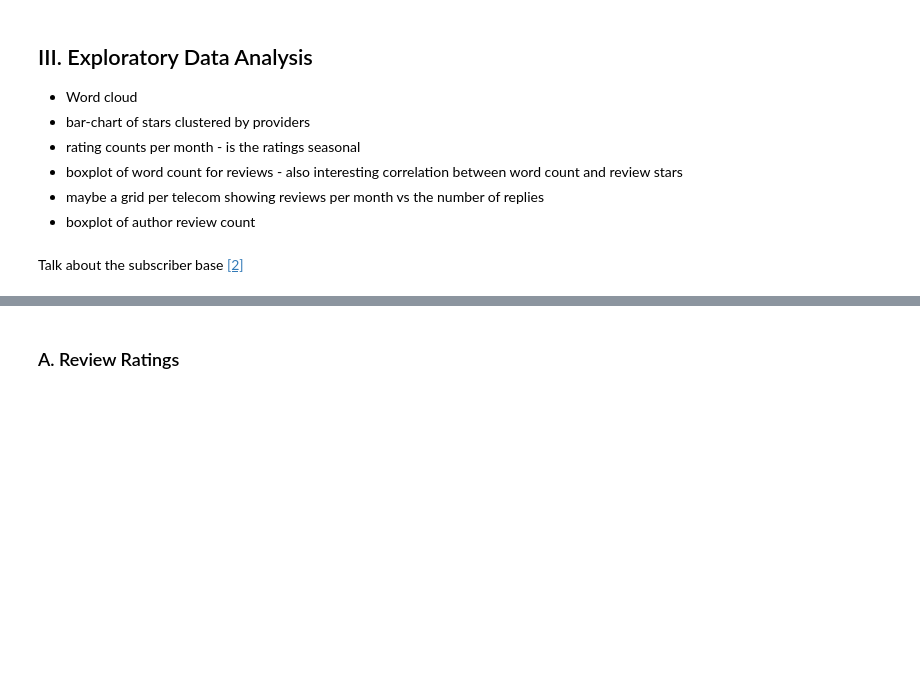
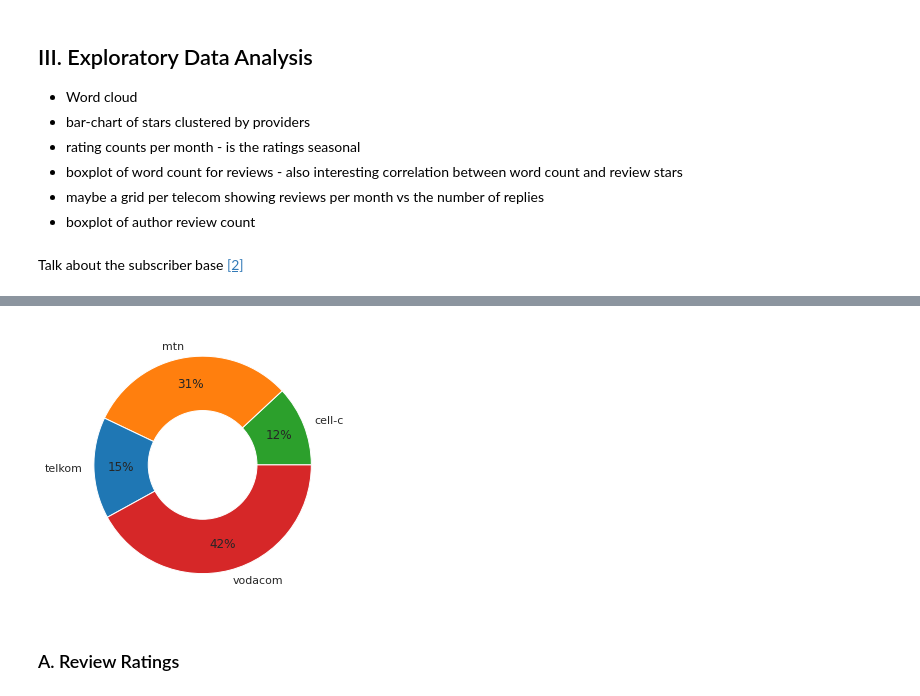
Before and after one commit to JohnnyFoulds/dsm020-2021-oct, a Jupyter notebook: coursework_01/cw.ipynb, the cells around one changed output, grey strips where cells are left out. Drawn from its saved outputs; the diff is of its cells as text; code cells hidden in the pictures; blank space fills up the shorter version.

```diff
--- a/coursework_01/cw.ipynb
+++ b/coursework_01/cw.ipynb
@@ -786,2 +794,9 @@ df_eda = df_reviews.query('created_at < @stop_at').reset_index(drop=True)
 # %% [markdown]
 Talk about the subscriber base <a href='#telecom_size'>[2]</a>
+# %%
+df_subscribers = pd.DataFrame({
+    'business_slug': ['vodacom', 'mtn', 'telkom', 'cell-c'],
+    'subscribers':   [45.4, 33.5, 16.3, 12.9]
+}).sort_values(by='business_slug')
+
+df_subscribers
@@ -788,3 +809,19 @@ Talk about the subscriber base <a href='#telecom_size'>[2]</a>
+# %%
+plt.pie(
+    data=df_subscribers,
+    x='subscribers',
+    labels = 'business_slug',
+    colors = telecom_colors,
+    pctdistance=0.75,
+    autopct='%.0f%%')
+
+my_circle=plt.Circle( (0,0), 0.5, color='white')
+p=plt.gcf()
+p.gca().add_artist(my_circle)
+
+plt.show()
+# %% [output]
+[figure, added]
 # %% [markdown]
 ### A. Review Ratings
 # %%
```
Also changed, not shown: parts of 8 cells of this notebook.
